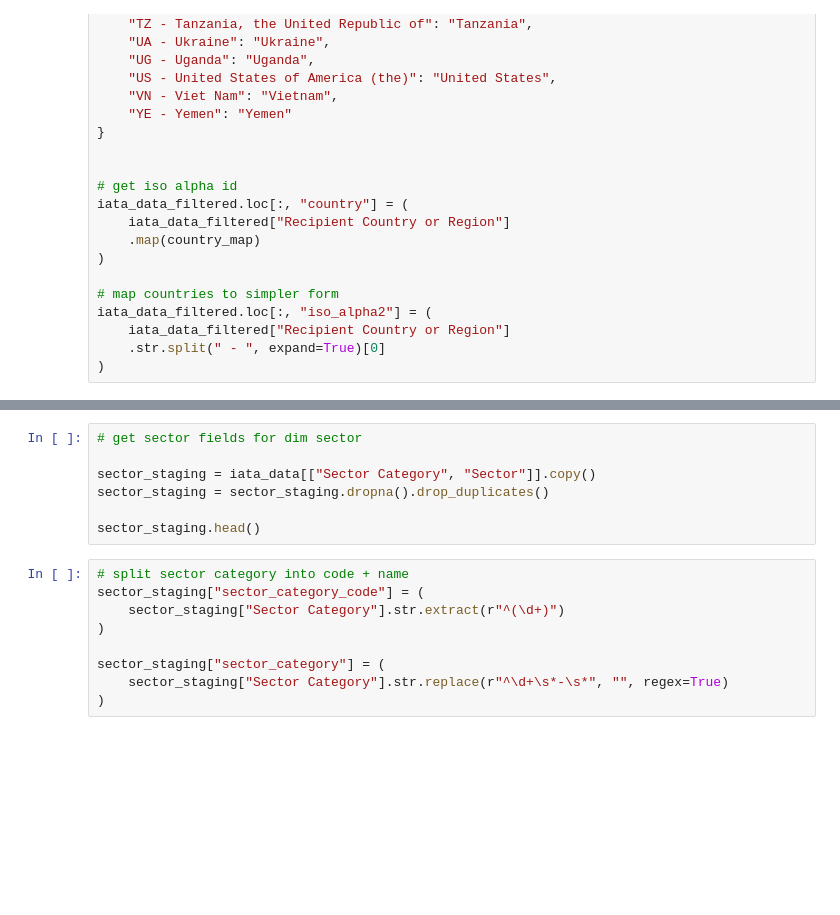
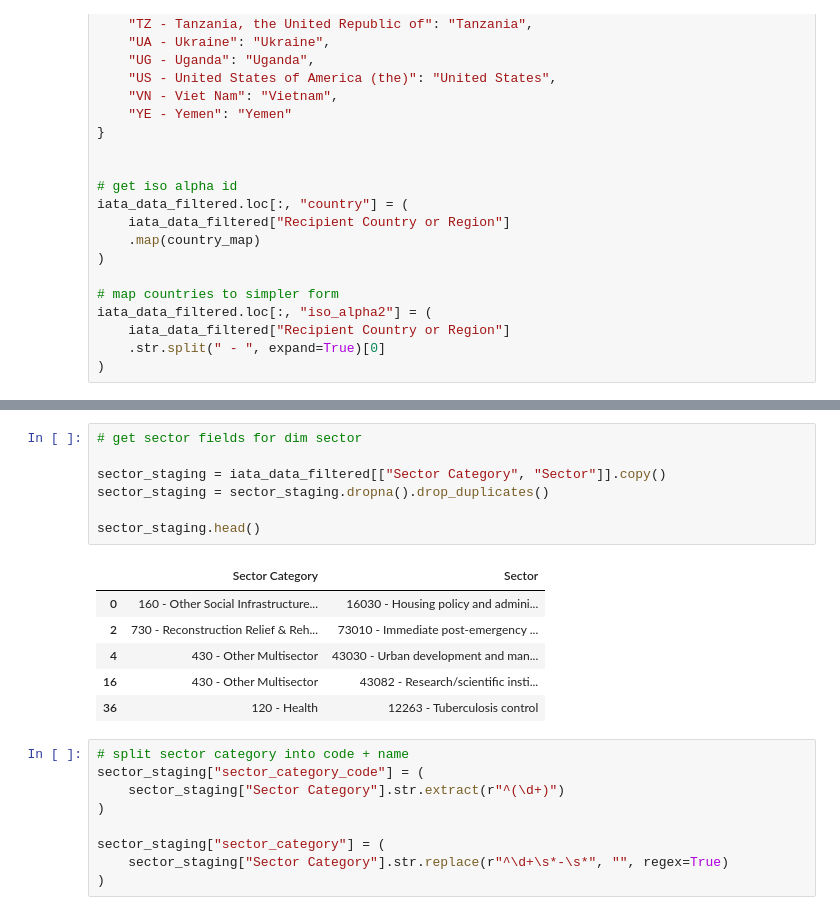
Before and after one commit to kirbt/INFO430-datawarehouse, a Jupyter notebook: iata_ETL.ipynb, the cells around one changed output, grey strips where cells are left out. Saved outputs shown, nothing was run; the diff lists cells and outputs as text; blank space fills up the shorter version.

```diff
--- a/iata_ETL.ipynb
+++ b/iata_ETL.ipynb
@@ -211,10 +332,17 @@ dim_organization[dim_organization["organization_name"] == "No data"]
 # %%
 # get sector fields for dim sector
 
-sector_staging = iata_data[["Sector Category", "Sector"]].copy()
+sector_staging = iata_data_filtered[["Sector Category", "Sector"]].copy()
 sector_staging = sector_staging.dropna().drop_duplicates()
 
 sector_staging.head()
+# %% [output]
+|  | Sector Category | Sector |
+| 0 | 160 - Other Social Infrastructure... | 16030 - Housing policy and admini... |
+| 2 | 730 - Reconstruction Relief & Reh... | 73010 - Immediate post-emergency ... |
+| 4 | 430 - Other Multisector | 43030 - Urban development and man... |
+| 16 | 430 - Other Multisector | 43082 - Research/scientific insti... |
+| 36 | 120 - Health | 12263 - Tuberculosis control |
 # %%
 # split sector category into code + name
 sector_staging["sector_category_code"] = (
```
Also changed, not shown: parts of 47 cells of this notebook.
